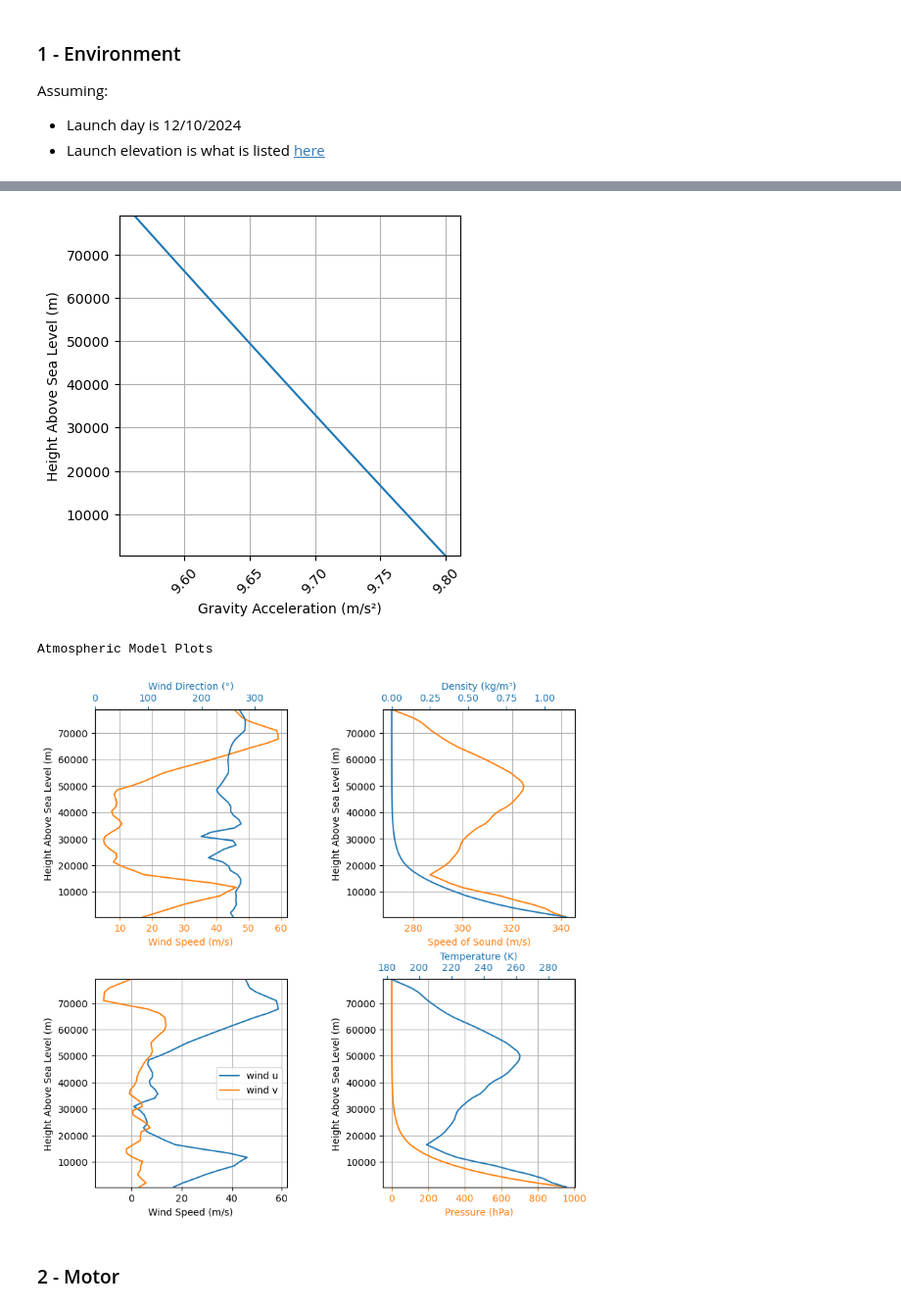
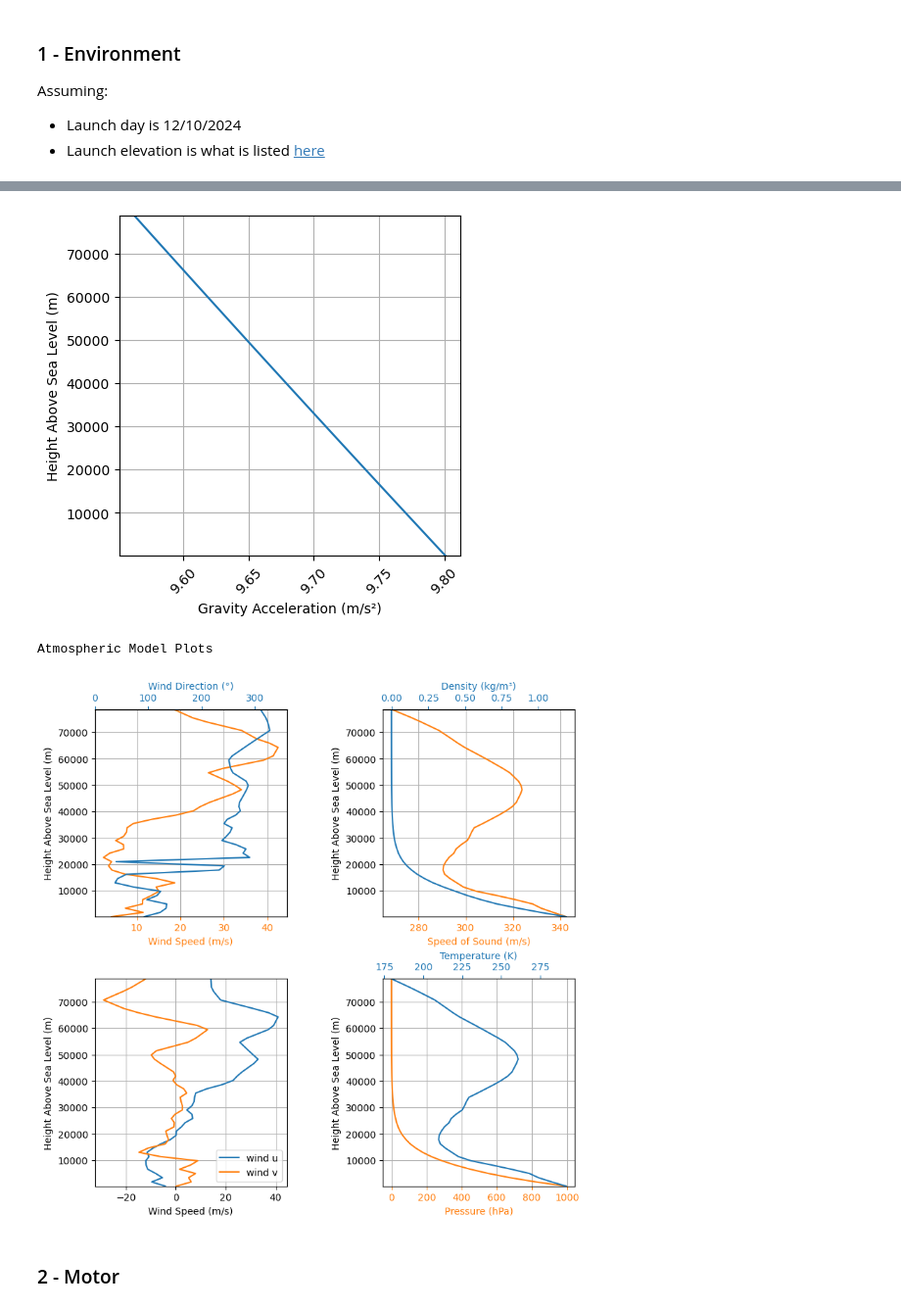
Before and after one commit to ULAS-HiPR/RocketPy, a Jupyter notebook: EuRoC24/lastflightsim.ipynb, the cells around one changed output, grey strips where cells are left out. Shown at 98% size. Saved outputs shown, nothing was run; the diff lists cells and outputs as text; code cells hidden in the pictures.

```diff
--- a/EuRoC24/lastflightsim.ipynb
+++ b/EuRoC24/lastflightsim.ipynb
@@ -27,7 +27,7 @@ launchpad.set_atmospheric_model(
     file="GFS",
 )
 
-env.all_info()
+launchpad.all_info()
 # %% [output]
 Gravity Details
 
@@ -43,12 +43,12 @@ Launch Site Longitude: -8.05807°
 Reference Datum: SIRGAS2000
 ... (32 lines left out)
 
 
 
 Gravity Model Plots
 [figure]
 Atmospheric Model Plots
-[figure, old version]
+[figure, new version]
 # %% [markdown]
 ### 2 - Motor
 # %%
```
Also changed, not shown: parts of 1 cell of this notebook.
